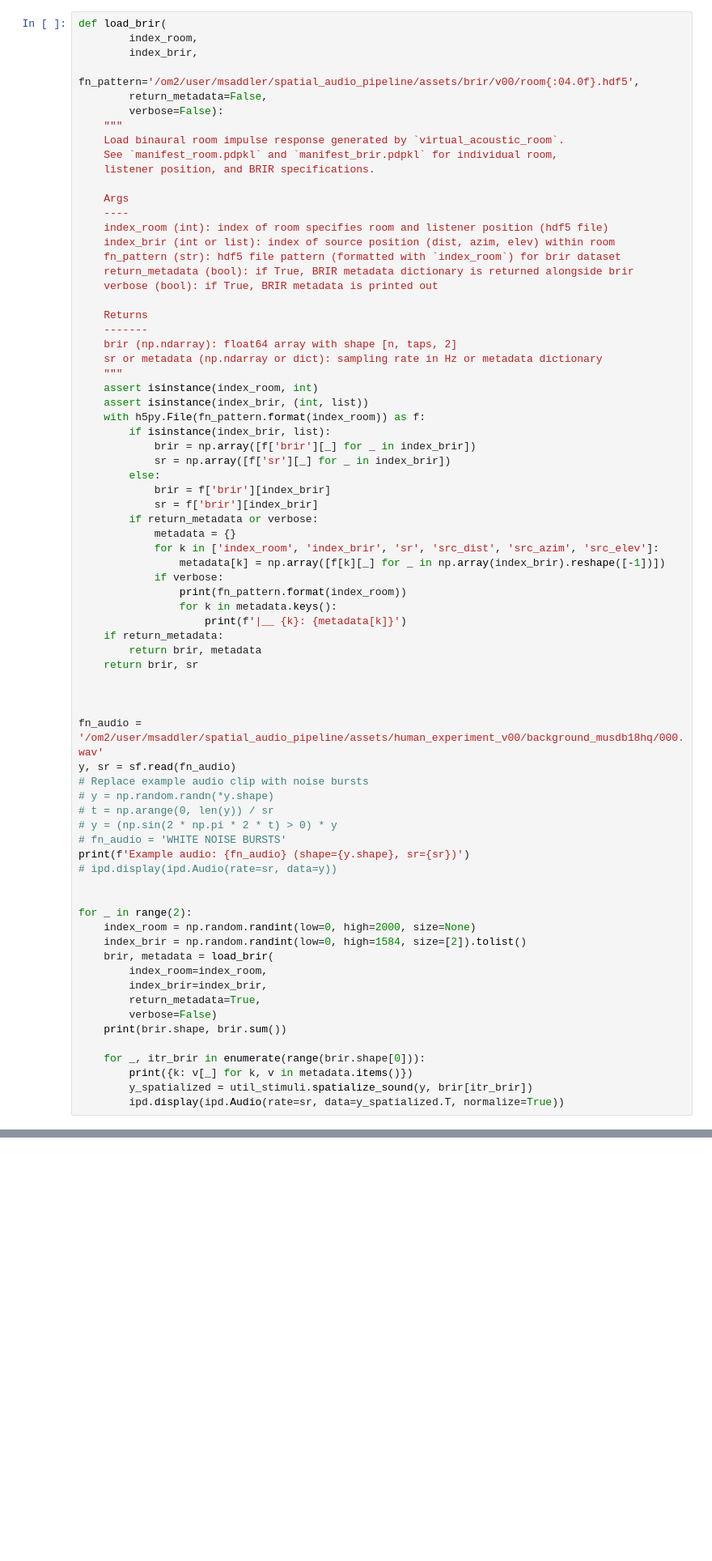
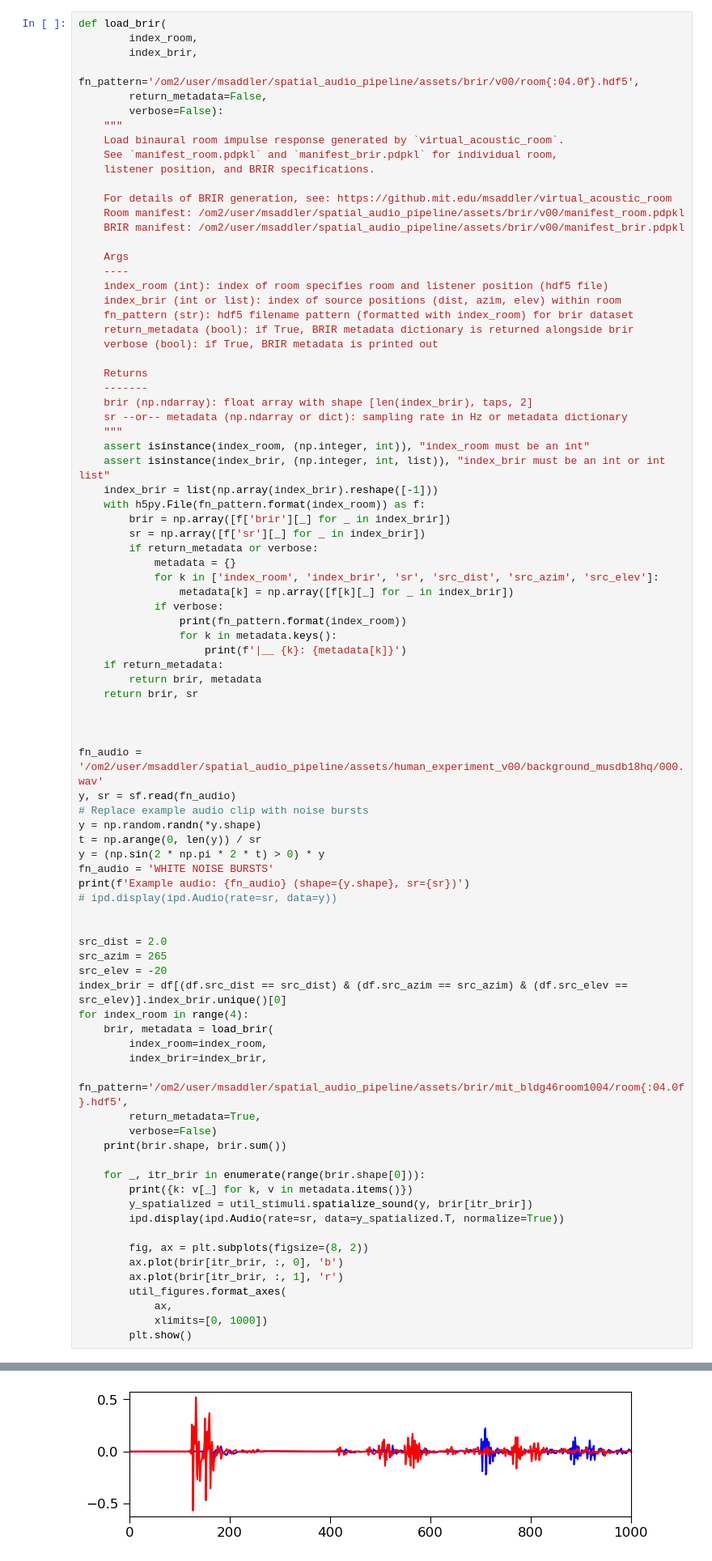
Before and after one commit to msaddler/virtual_acoustic_room, a Jupyter notebook: notebook_scratch.ipynb, the cells around one changed output, grey strips where cells are left out. Shown at 81% size. Saved outputs shown, nothing was run; the diff lists cells and outputs as text; blank space fills up the shorter version.

```diff
--- a/notebook_scratch.ipynb
+++ b/notebook_scratch.ipynb
@@ -95,32 +105,33 @@ def load_brir(
     See `manifest_room.pdpkl` and `manifest_brir.pdpkl` for individual room,
     listener position, and BRIR specifications.
 
+    For details of BRIR generation, see: https://github.mit.edu/msaddler/virtual_acoustic_room
+    Room manifest: /om2/user/msaddler/spatial_audio_pipeline/assets/brir/v00/manifest_room.pdpkl
+    BRIR manifest: /om2/user/msaddler/spatial_audio_pipeline/assets/brir/v00/manifest_brir.pdpkl
+
     Args
     ----
     index_room (int): index of room specifies room and listener position (hdf5 file)
-    index_brir (int or list): index of source position (dist, azim, elev) within room
-    fn_pattern (str): hdf5 file pattern (formatted with `index_room`) for brir dataset
+    index_brir (int or list): index of source positions (dist, azim, elev) within room
+    fn_pattern (str): hdf5 filename pattern (formatted with index_room) for brir dataset
     return_metadata (bool): if True, BRIR metadata dictionary is returned alongside brir
     verbose (bool): if True, BRIR metadata is printed out
 
     Returns
     -------
-    brir (np.ndarray): float64 array with shape [n, taps, 2]
-    sr or metadata (np.ndarray or dict): sampling rate in Hz or metadata dictionary
+    brir (np.ndarray): float array with shape [len(index_brir), taps, 2]
+    sr --or-- metadata (np.ndarray or dict): sampling rate in Hz or metadata dictionary
     """
-    assert isinstance(index_room, int)
-    assert isinstance(index_brir, (int, list))
+    assert isinstance(index_room, (np.integer, int)), "index_room must be an int"
+    assert isinstance(index_brir, (np.integer, int, list)), "index_brir must be an int or int list"
+    index_brir = list(np.array(index_brir).reshape([-1]))
     with h5py.File(fn_pattern.format(index_room)) as f:
-        if isinstance(index_brir, list):
-            brir = np.array([f['brir'][_] for _ in index_brir])
-            sr = np.array([f['sr'][_] for _ in index_brir])
-        else:
-            brir = f['brir'][index_brir]
-            sr = f['brir'][index_brir]
+        brir = np.array([f['brir'][_] for _ in index_brir])
+        sr = np.array([f['sr'][_] for _ in index_brir])
         if return_metadata or verbose:
             metadata = {}
             for k in ['index_room', 'index_brir', 'sr', 'src_dist', 'src_azim', 'src_elev']:
-                metadata[k] = np.array([f[k][_] for _ in np.array(index_brir).reshape([-1])])
+                metadata[k] = np.array([f[k][_] for _ in index_brir])
             if verbose:
                 print(fn_pattern.format(index_room))
                 for k in metadata.keys():
@@ -134,20 +145,23 @@ def load_brir(
 fn_audio = '/om2/user/msaddler/spatial_audio_pipeline/assets/human_experiment_v00/background_musdb18hq/000.wav'
 y, sr = sf.read(fn_audio)
 # Replace example audio clip with noise bursts
-# y = np.random.randn(*y.shape)
-# t = np.arange(0, len(y)) / sr
-# y = (np.sin(2 * np.pi * 2 * t) > 0) * y
-# fn_audio = 'WHITE NOISE BURSTS'
+y = np.random.randn(*y.shape)
+t = np.arange(0, len(y)) / sr
+y = (np.sin(2 * np.pi * 2 * t) > 0) * y
+fn_audio = 'WHITE NOISE BURSTS'
 print(f'Example audio: {fn_audio} (shape={y.shape}, sr={sr})')
 # ipd.display(ipd.Audio(rate=sr, data=y))
 
 
-for _ in range(2):
-    index_room = np.random.randint(low=0, high=2000, size=None)
-    index_brir = np.random.randint(low=0, high=1584, size=[2]).tolist()
+src_dist = 2.0
+src_azim = 265
+src_elev = -20
+index_brir = df[(df.src_dist == src_dist) & (df.src_azim == src_azim) & (df.src_elev == src_elev)].index_brir.unique()[0]
+for index_room in range(4):
     brir, metadata = load_brir(
         index_room=index_room,
         index_brir=index_brir,
+        fn_pattern='/om2/user/msaddler/spatial_audio_pipeline/assets/brir/mit_bldg46room1004/room{:04.0f}.hdf5',
         return_metadata=True,
         verbose=False)
     print(brir.shape, brir.sum())
@@ -156,4 +170,12 @@ for _ in range(2):
         print({k: v[_] for k, v in metadata.items()})
         y_spatialized = util_stimuli.spatialize_sound(y, brir[itr_brir])
         ipd.display(ipd.Audio(rate=sr, data=y_spatialized.T, normalize=True))
+
+        fig, ax = plt.subplots(figsize=(8, 2))
+        ax.plot(brir[itr_brir, :, 0], 'b')
+        ax.plot(brir[itr_brir, :, 1], 'r')
+        util_figures.format_axes(
+            ax,
+            xlimits=[0, 1000])
+        plt.show()
 # %% [output]
@@ -163 +185,2 @@ Example audio: /om2/user/msaddler/spatial_audio_pipeline/assets/human_experiment
 [interactive output not drawn]
+[figure, added]
```
Also changed, not shown: parts of 7 cells of this notebook.
